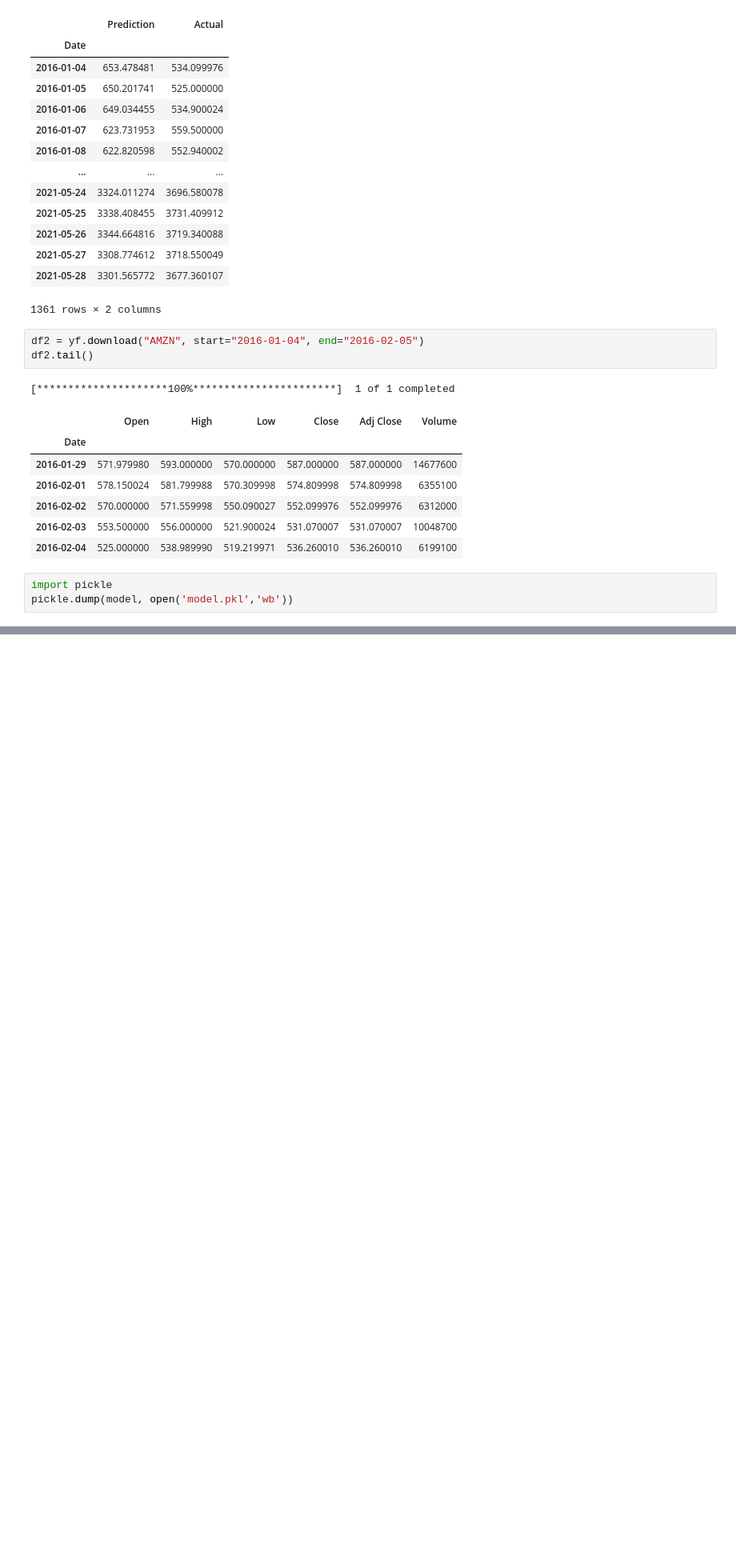
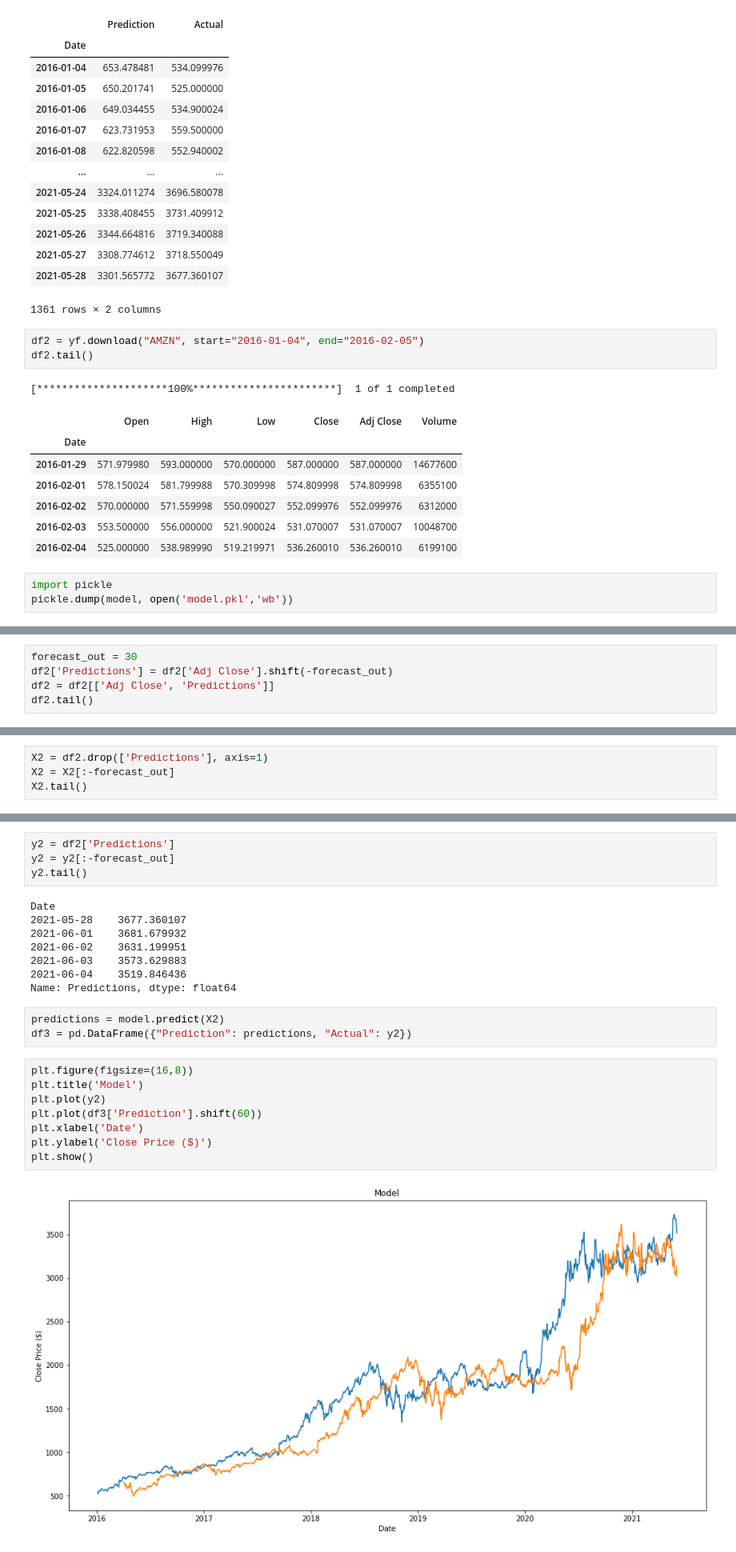
Before and after one commit to angheljf/Final_Project, a Jupyter notebook: Real Predictions.ipynb, the cells around one changed output, grey strips where cells are left out. Shown at 80% size. Saved outputs shown, nothing was run; the diff lists cells and outputs as text; blank space fills up the shorter version.

```diff
--- a/Real Predictions.ipynb
+++ b/Real Predictions.ipynb
@@ -210,0 +233,5 @@ pickle.dump(model, open('model.pkl','wb'))
+# %%
+forecast_out = 30
+df2['Predictions'] = df2['Adj Close'].shift(-forecast_out)
+df2 = df2[['Adj Close', 'Predictions']]
+df2.tail()
@@ -210,0 +246,4 @@ pickle.dump(model, open('model.pkl','wb'))
+# %%
+X2 = df2.drop(['Predictions'], axis=1)
+X2 = X2[:-forecast_out]
+X2.tail()
@@ -210,0 +258,25 @@ pickle.dump(model, open('model.pkl','wb'))
+# %%
+y2 = df2['Predictions']
+y2 = y2[:-forecast_out]
+y2.tail()
+# %% [output]
+Date
+2021-05-28    3677.360107
+2021-06-01    3681.679932
+2021-06-02    3631.199951
+2021-06-03    3573.629883
+2021-06-04    3519.846436
+Name: Predictions, dtype: float64
+# %%
+predictions = model.predict(X2)
+df3 = pd.DataFrame({"Prediction": predictions, "Actual": y2})
+# %%
+plt.figure(figsize=(16,8))
+plt.title('Model')
+plt.plot(y2)
+plt.plot(df3['Prediction'].shift(60))
+plt.xlabel('Date')
+plt.ylabel('Close Price ($)')
+plt.show()
+# %% [output]
+[figure, added]
```
Also changed, not shown: parts of 4 cells of this notebook, 4 other files.
